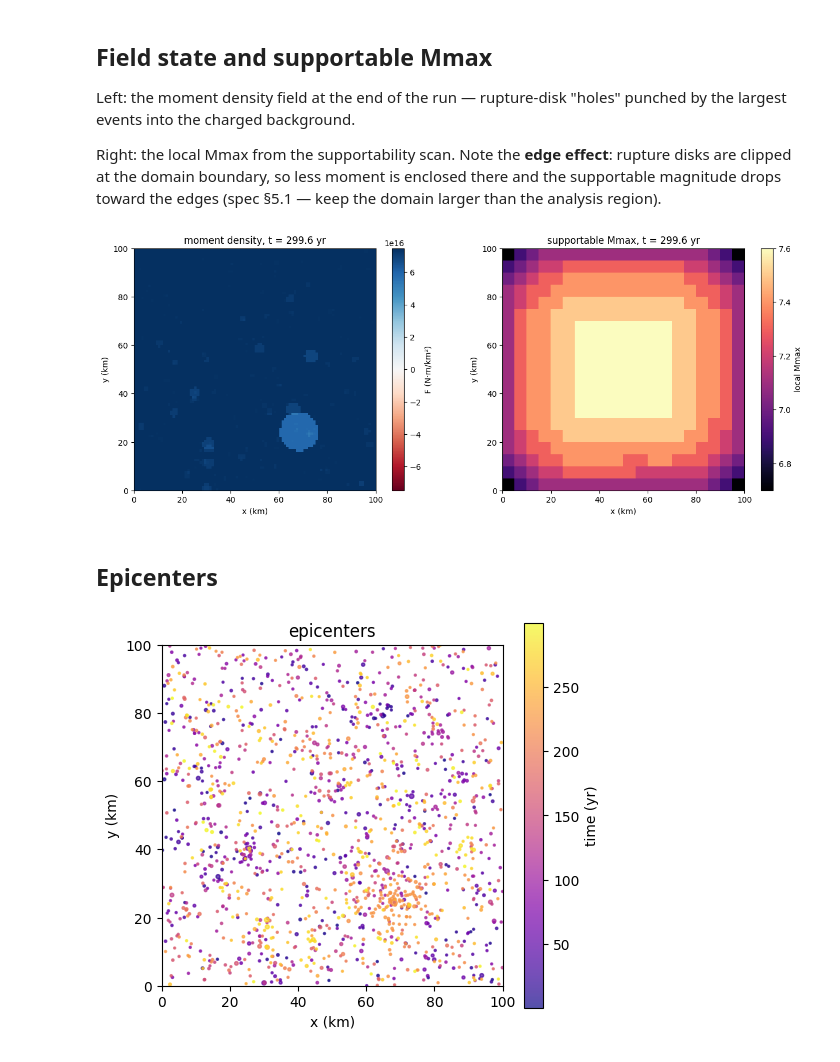
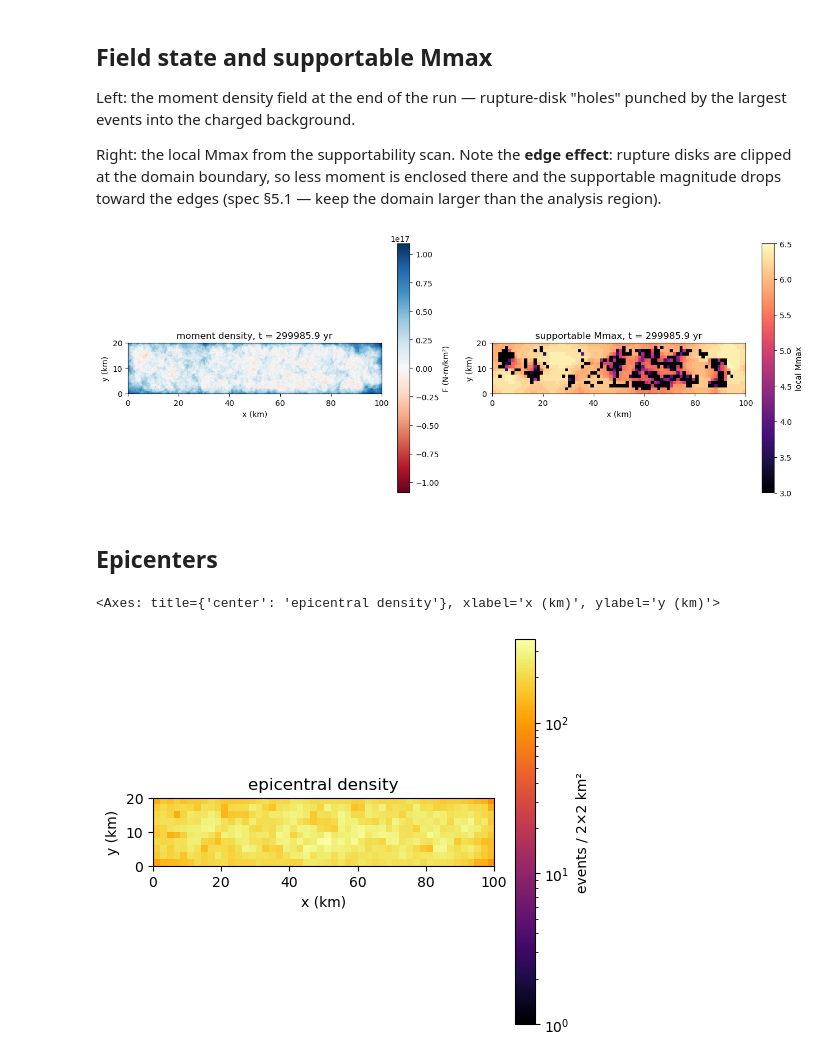
Before and after one commit to keliankaz/moment_ETAS, a Jupyter notebook: notebooks/01_exploration.ipynb, the cells around one changed output. Cells and saved outputs as stored; diff of their text form; code cells hidden in the pictures.

```diff
--- a/notebooks/01_exploration.ipynb
+++ b/notebooks/01_exploration.ipynb
@@ -24,4 +25,13 @@ Params(m_min=3.0, b=1.0, lx=100.0, ly=100.0, cell=1.0, f0=2e+16, mdot=5000000000
 
 300 years on the default 100×100 km domain. Defaults: initial field supports ~M6.5;
 loading recharges that level in ~100 yr.
+# %%
+params.mdot = 1e9
+params.k = 0.095
+params.alpha = 1.25
+params.f0 = 1e-5
+params.mu0 = 0.5e-7
+params.cell = 0.25
+params.ly = 20
+params.lx = 100
 # %%
@@ -64,10 +76,11 @@ plots.field_map(cat, ax=axes[0])
 plots.mmax_map(cat, coarse=5, ax=axes[1])
 fig.tight_layout()
 # %% [output]
-[figure, old version]
+[figure, new version]
 # %% [markdown]
 ## Epicenters
 # %%
-plots.epicenter_map(cat);
+plots.epicenter_density(cat)
 # %% [output]
+<Axes: title={'center': 'epicentral density'}, xlabel='x (km)', ylabel='y (km)'>
-[figure, old version]
+[figure, new version]
```
Also changed, not shown: parts of 9 cells of this notebook, 2 other files.
